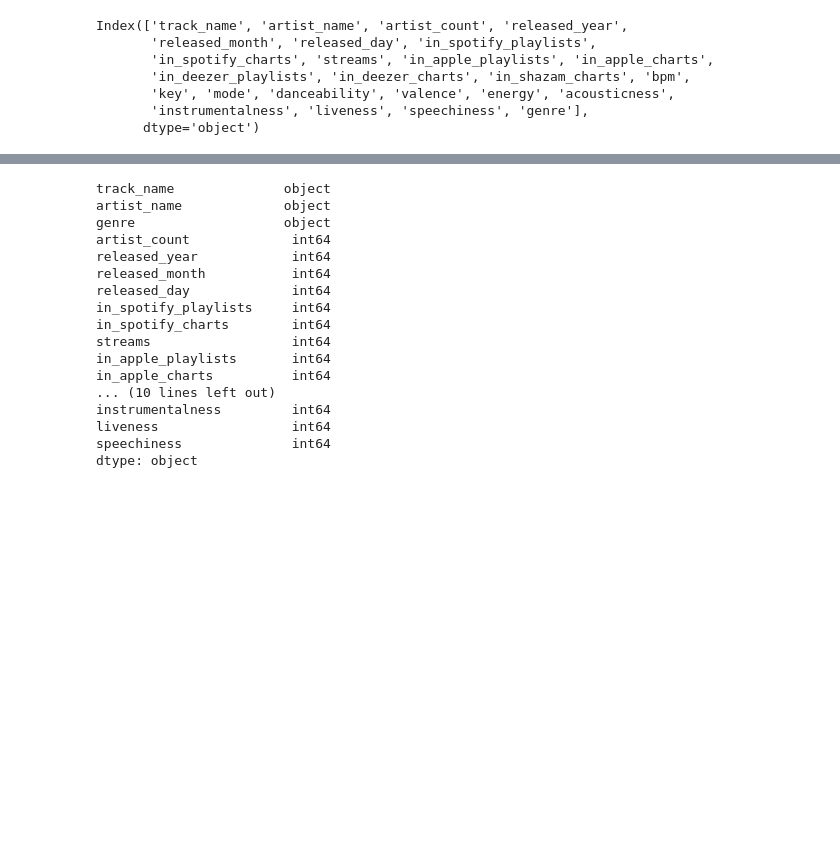
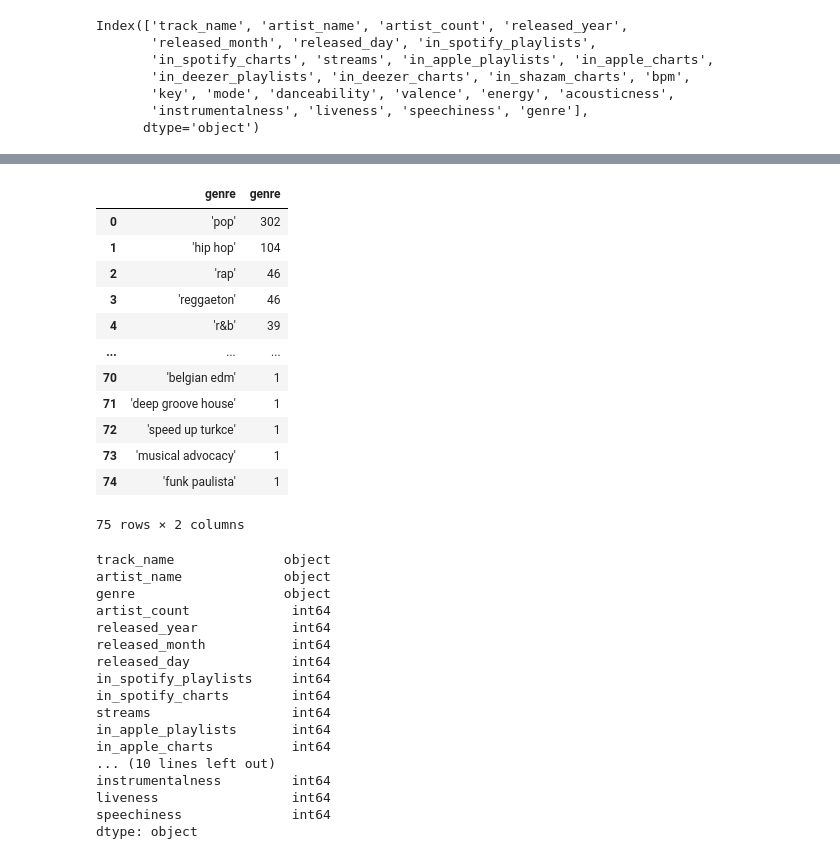
Before and after one commit to kelseypbrown/Project3, a Jupyter notebook: data/KB - Spotify API.ipynb, the cells around one changed output, grey strips where cells are left out. Saved outputs shown, nothing was run; the diff lists cells and outputs as text; code cells hidden in the pictures; blank space fills up the shorter version.

Commit message:
genre and edited files

```diff
--- a/data/KB - Spotify API.ipynb
+++ b/data/KB - Spotify API.ipynb
@@ -298,0 +283,18 @@ Name: genre, Length: 75, dtype: int64
+# %%
+counts = merged_df['genre'].value_counts().reset_index().rename(columns={"index": "genre", 0: "count"})
+counts_df = pd.DataFrame(counts)
+counts_df
+# %% [output]
+|  | genre | genre |
+| 0 | 'pop' | 302 |
+| 1 | 'hip hop' | 104 |
+| 2 | 'rap' | 46 |
+| 3 | 'reggaeton' | 46 |
+| 4 | 'r&b' | 39 |
+| ... | ... | ... |
+| 70 | 'belgian edm' | 1 |
+| 71 | 'deep groove house' | 1 |
+| 72 | 'speed up turkce' | 1 |
+| 73 | 'musical advocacy' | 1 |
+| 74 | 'funk paulista' | 1 |
+75 rows × 2 columns
```
Also changed, not shown: parts of 12 cells of this notebook, 7 other files.
